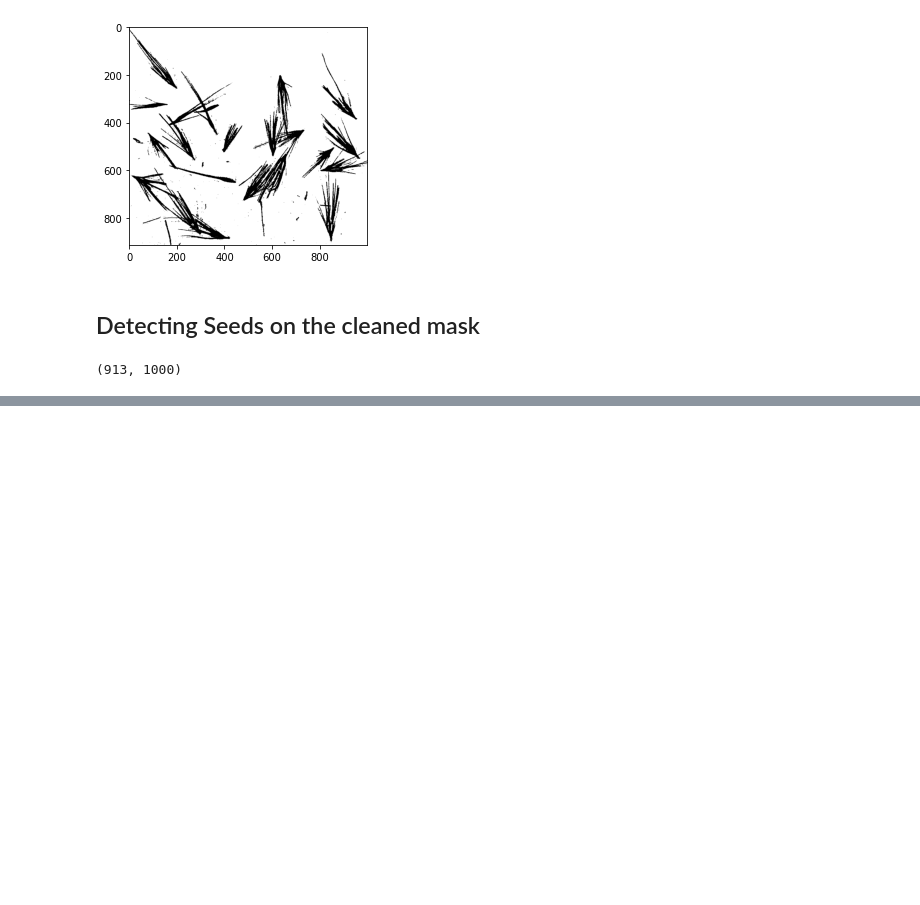
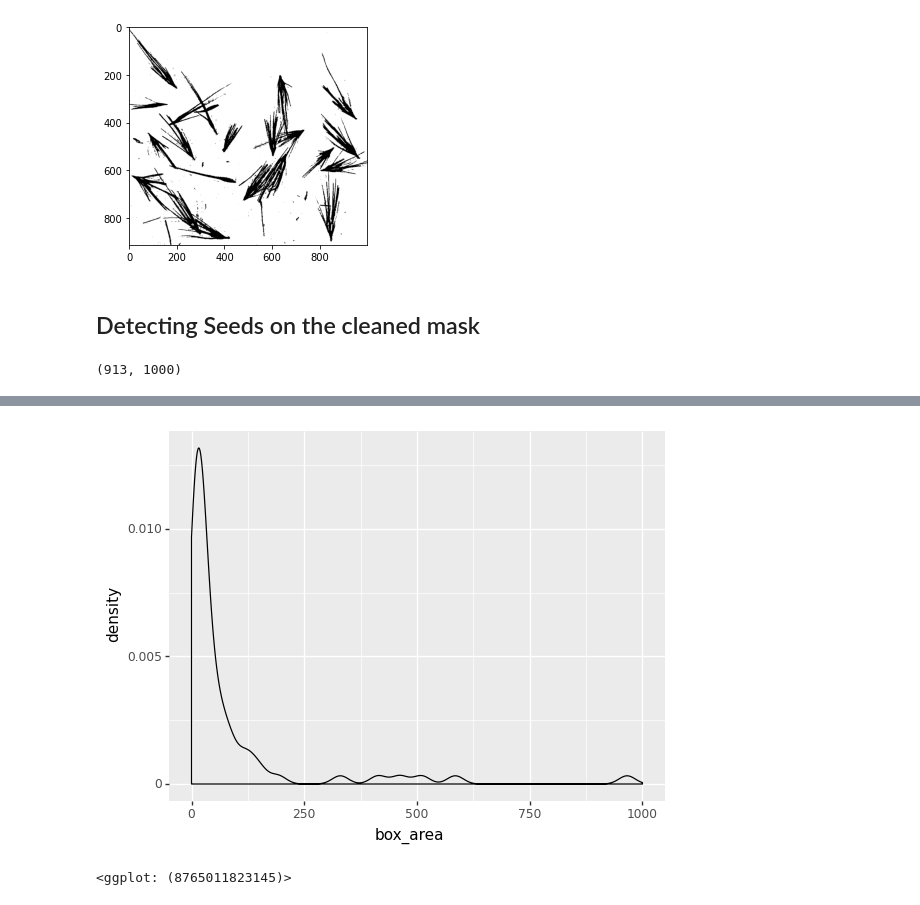
Before and after one commit to mjdall/seeds_on_a_plate, a Jupyter notebook: seed_contrasting.ipynb, the cells around one changed output, grey strips where cells are left out. Saved outputs shown, nothing was run; the diff lists cells and outputs as text; code cells hidden in the pictures; blank space fills up the shorter version.

```diff
--- a/seed_contrasting.ipynb
+++ b/seed_contrasting.ipynb
@@ -395,0 +417,11 @@ seed_mask = pd.DataFrame({
+# %%
+bounding_boxes = seed_mask.groupby("cluster_fct").agg(
+    min_x=("x_pos", "min"),
+    max_x=("x_pos", "max"),
+    min_y=("y_pos", "min"),
+    max_y=("y_pos", "max"),
+)
+
+bounding_boxes.reset_index(inplace=True)
+bounding_boxes["box_area"] = (bounding_boxes.max_x - bounding_boxes.min_x) * (bounding_boxes.max_y - bounding_boxes.min_y)
+bounding_boxes
@@ -395,0 +442,13 @@ seed_mask = pd.DataFrame({
+# %%
+from plotnine import geom_density, xlim
+
+(
+  ggplot(bounding_boxes, aes(x="box_area")) +
+  geom_density() +
+  theme(legend_position="none") +
+  xlim(0, 1000) #+
+  #scale_x_continuous(breaks = range(0, 2000, 50))
+)
+# %% [output]
+[figure, added]
+<ggplot: (8765011823145)>
```
Also changed, not shown: parts of 16 cells of this notebook.
